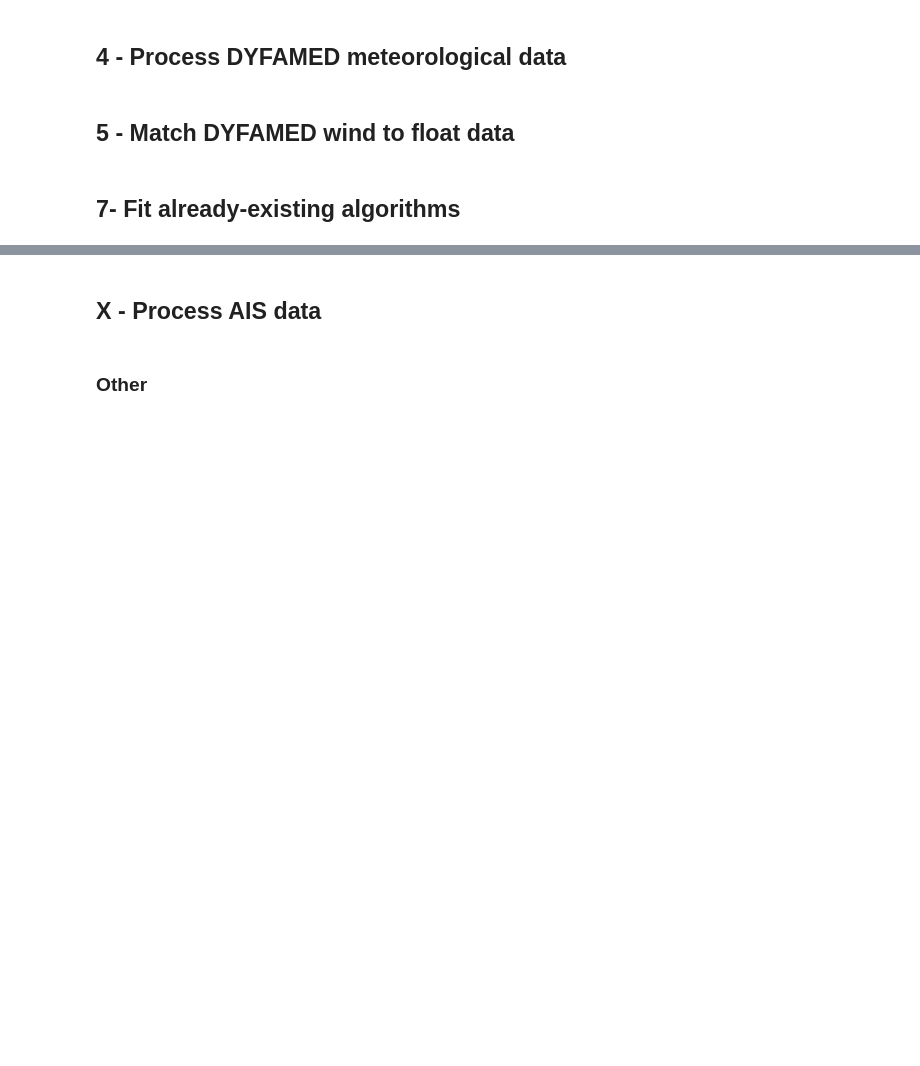
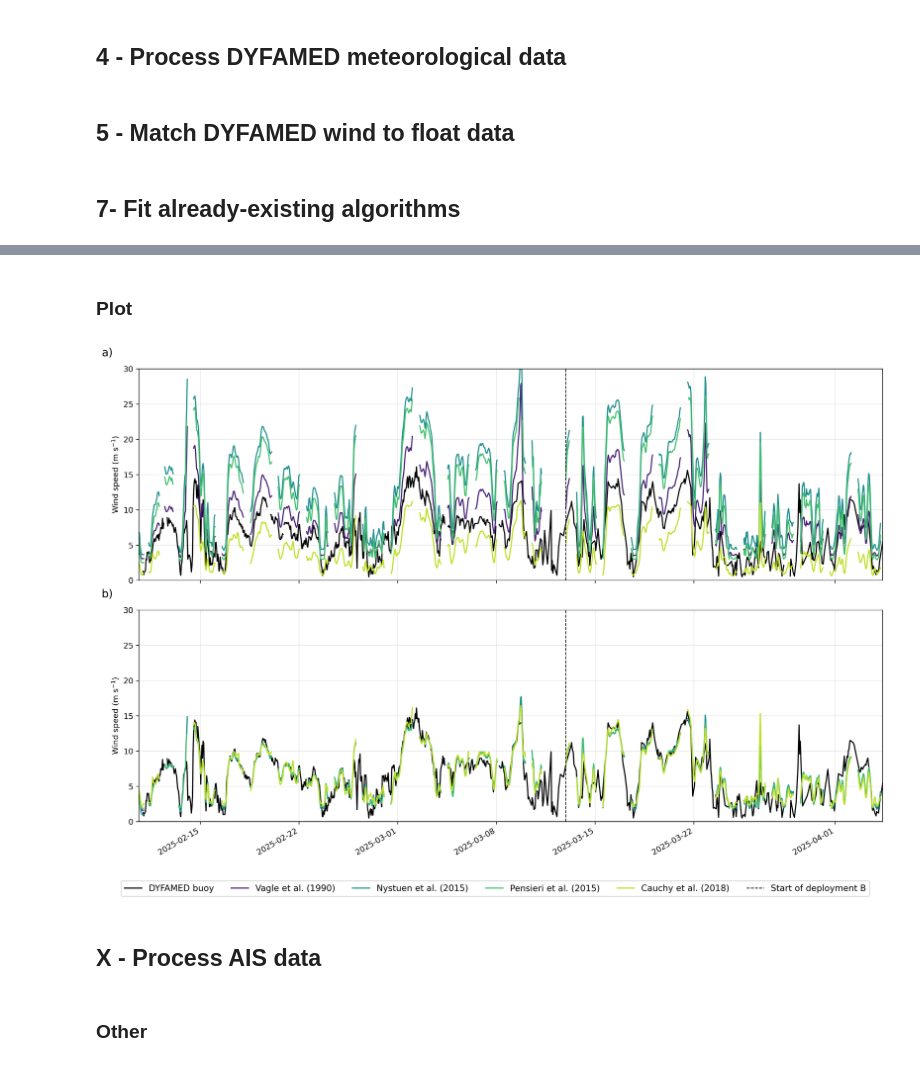
Before and after one commit to louisedelaigue/WIND-FROM-FLOAT-ACOUSTICS, a Jupyter notebook: Code for analysis and figures.ipynb, the cells around one changed output, grey strips where cells are left out. Drawn from its saved outputs; the diff is of its cells as text; code cells hidden in the pictures; blank space fills up the shorter version.

Commit message:
added unopt and opt

```diff
--- a/Code for analysis and figures.ipynb
+++ b/Code for analysis and figures.ipynb
@@ -1114,3 +1163,66 @@ plt.show()
+# %% [markdown]
+### Plot
+# %%
+import matplotlib.dates as mdates
+import matplotlib.pyplot as plt
+import matplotlib.cm as cm
+import string
+
+# Sample some viridis colors
+color1 = cm.viridis(0.1)
+color2 = cm.viridis(0.5)
+color3 = cm.viridis(0.7)
+color4 = cm.viridis(0.9)
+
+fig, axs = plt.subplots(2, 1, figsize=(14, 10), dpi=300, sharex=True)
+
+# === Top subplot: UNOPTIMIZED models ===
+axs[0].plot(wind_data["datenum"], wind_data["U_DYFAMED"], c='k', linestyle='-', label="DYFAMED buoy")
+axs[0].plot(float_data["datenum"], float_data["U_vagle_litt_coeffs"], linestyle='-', c=color1, label="Vagle et al. (1990)")
+axs[0].plot(float_data["datenum"], float_data["U_nystuen_litt_coeffs"], c=color2, label="Nystuen et al. (2015)")
+axs[0].plot(float_data["datenum"], float_data["U_pensieri_litt_coefs"], c=color3, label="Pensieri et al. (2015)")
+axs[0].plot(float_data["datenum"], float_data["U_cauchy_litt_coefs"], c=color4, label="Cauchy et al. (2018)")
+axs[0].axvline(deployment_boundary, color='black', linestyle='--', linewidth=1, label="Start of deployment B")
+axs[0].set_ylabel(r"Wind speed$_{\mathrm{}}$ (m s$^{-1}$)")
+axs[0].grid(alpha=0.3)
+axs[0].set_xlim(float_data["datenum"].min(), float_data["datenum"].max())
+axs[0].set_ylim(0, 30)
+axs[0].text(-0.05, 1.05, "a)", transform=axs[0].transAxes, fontsize=14, va="bottom")
+
+# === Bottom subplot: OPTIMIZED models ===
+axs[1].plot(wind_data["datenum"], wind_data["U_DYFAMED"], c='k', linestyle='-', label="DYFAMED buoy")
+axs[1].plot(float_data["datenum"], float_data["U_vagle_opt_coeffs"], c=color1, linestyle='-', label="Vagle et al. (1990)")
+axs[1].plot(float_data["datenum"], float_data["U_nystuen_opt_coeffs"], c=color2, label="Nystuen et al. (2015)")
+axs[1].plot(float_data["datenum"], float_data["U_pensieri_opt_coeffs"], c=color3, label="Pensieri et al. (2015)")
+axs[1].plot(float_data["datenum"], float_data["U_cauchy_opt_coeffs"], c=color4, label="Cauchy et al. (2018)")
+axs[1].axvline(deployment_boundary, color='black', linestyle='--', linewidth=1, label="Start of deployment B")
+# axs[1].set_xlabel("Datetime")
+axs[1].set_ylabel(r"Wind speed$_{\mathrm{}}$ (m s$^{-1}$)")
+axs[1].grid(alpha=0.3)
+axs[1].set_xlim(float_data["datenum"].min(), float_data["datenum"].max())
+axs[1].set_ylim(0, 30)
+axs[1].text(-0.05, 1.05, "b)", transform=axs[1].transAxes, fontsize=14, va="bottom")
+
+# Format shared x-axis
+axs[1].xaxis.set_major_formatter(mdates.DateFormatter('%Y-%m-%d'))
+axs[1].xaxis.set_major_locator(mdates.AutoDateLocator())
+fig.autofmt_xdate()
+
+# === Shared Legend Below Subplots ===
+handles1, labels1 = axs[0].get_legend_handles_labels()
+handles2, labels2 = axs[1].get_legend_handles_labels()
+
+# Use dict to remove duplicates
+combined = dict(zip(labels1 + labels2, handles1 + handles2))
+fig.legend(combined.values(), combined.keys(), loc="lower center", bbox_to_anchor=(0.5, 0.01), ncol=6, fontsize=11)
+
+plt.tight_layout()
+plt.subplots_adjust(bottom=0.15)  # Leave space for the legend
+
+fig.savefig("figs/unpot_vs_opt.png", dpi=300, bbox_inches="tight")
+plt.show()
+# %% [output]
+[figure, added]
 # %% [markdown]
 ## X - Process AIS data
 # %%
```
Also changed, not shown: parts of 8 cells of this notebook, 1 other file.
